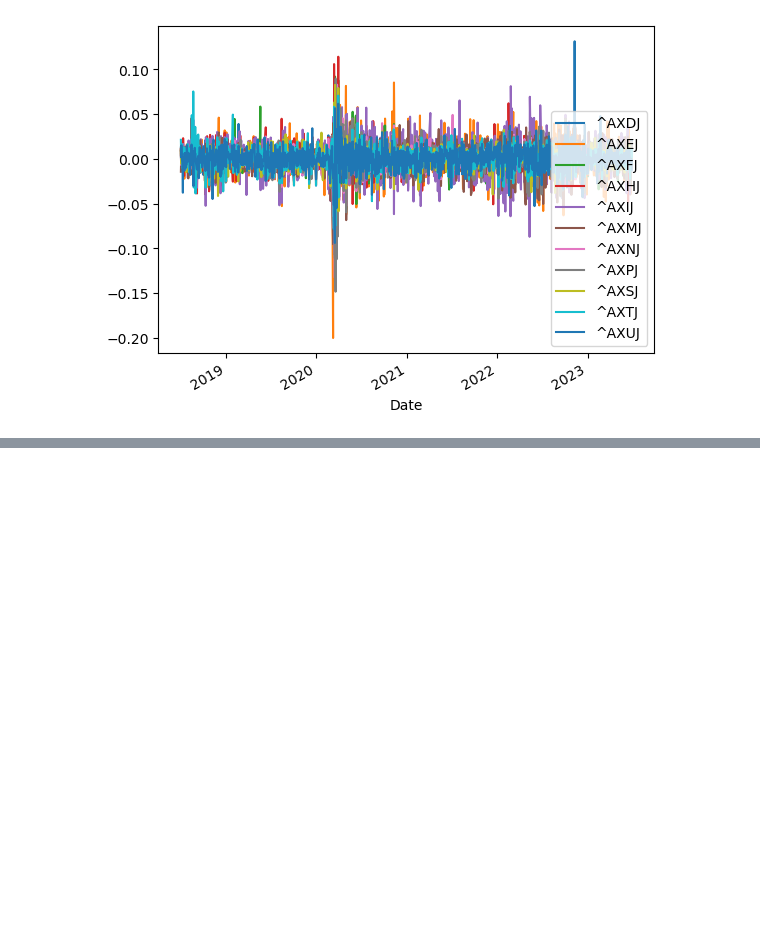
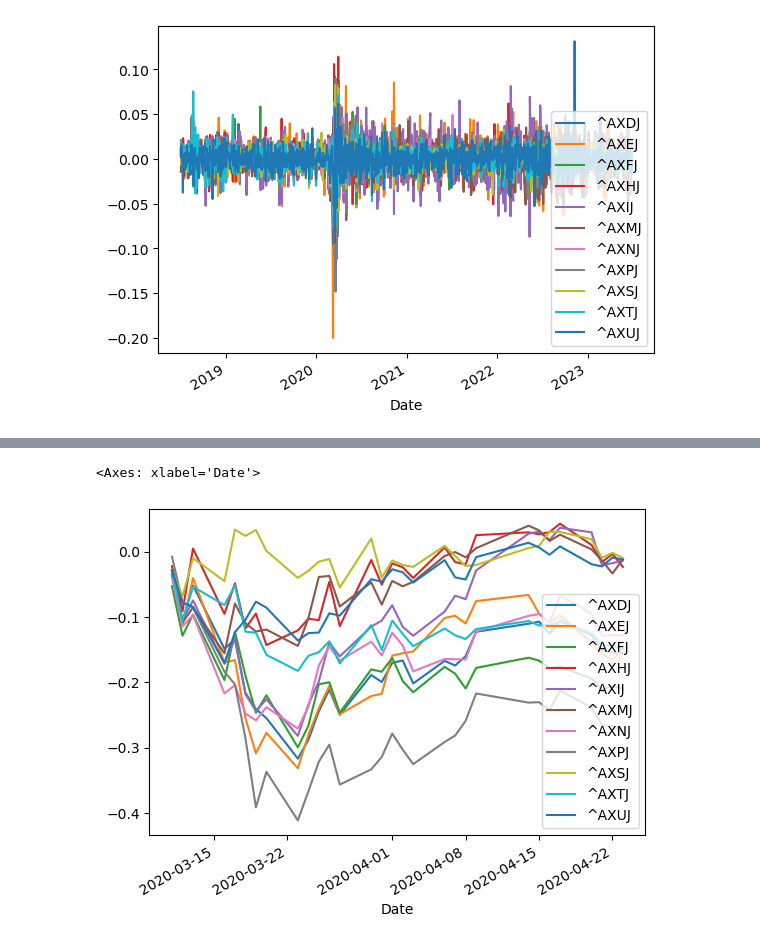
Before and after one commit to DGLewiss/Repo-Practice, a Jupyter notebook: yfinance.ipynb, the cells around one changed output, grey strips where cells are left out. Cells and saved outputs as stored; diff of their text form; code cells hidden in the pictures; blank space fills up the shorter version.

```diff
--- a/yfinance.ipynb
+++ b/yfinance.ipynb
@@ -97,0 +114,15 @@ daily_returns_dropped.plot()
+# %%
+### Analysing Impact on Stock Indeces after Shock
+## Cumulative drop after 1 month
+
+def cumulative_drop_after_event(event_date, days_after=30):
+    after_event_data = daily_returns_dropped.loc[event_date:].head(days_after)
+    return (after_event_data + 1).cumprod() - 1
+
+covid_drop_1month = cumulative_drop_after_event('2020-03-11')
+ukraine_drop_1month = cumulative_drop_after_event('2022-02-24')
+# %%
+covid_drop_1month.plot()
+# %% [output]
+<Axes: xlabel='Date'>
+[figure, added]
```
Also changed, not shown: parts of 4 cells of this notebook.
